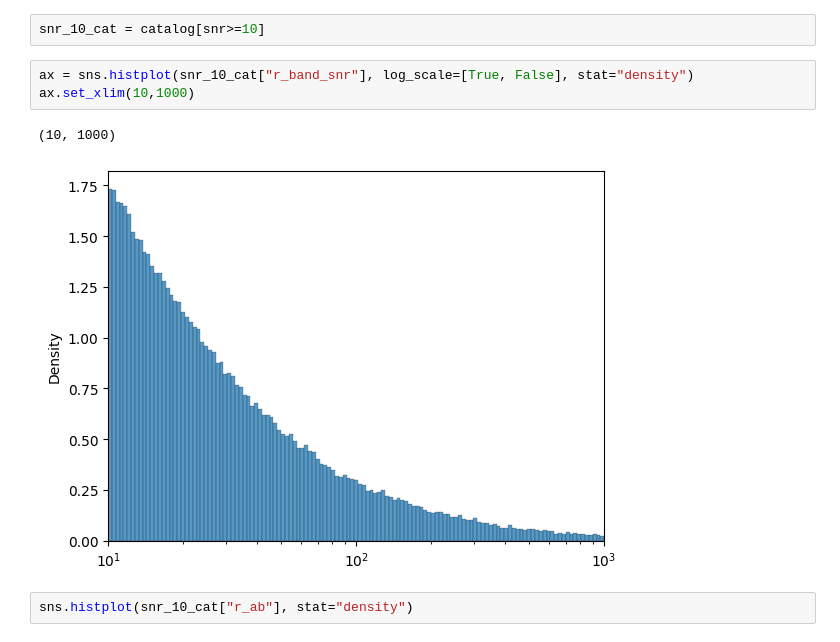
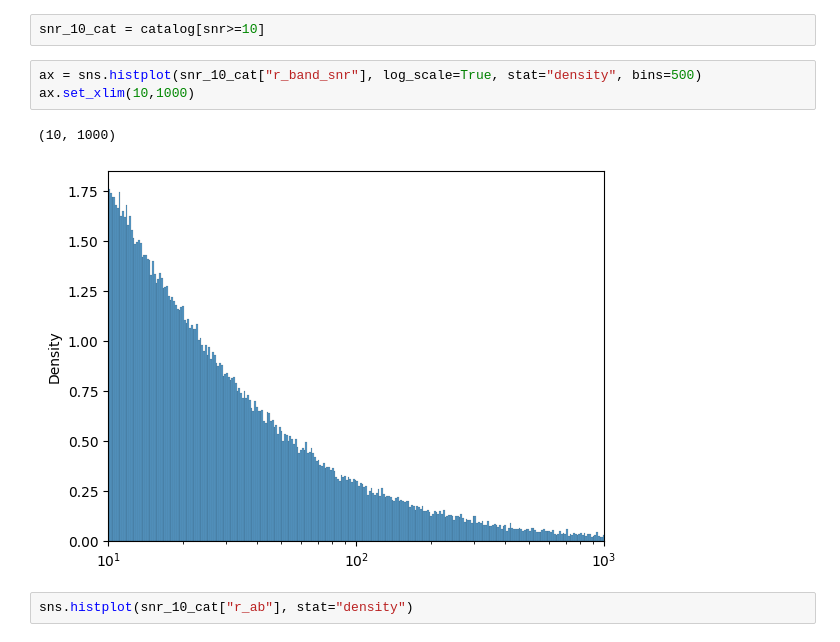
Before and after one commit to b-biswas/MADNESS-legacy, a Jupyter notebook: notebooks/catsim_snr_cut.ipynb, the cells around one changed output. Drawn from its saved outputs; the diff is of its cells as text.

```diff
--- a/notebooks/catsim_snr_cut.ipynb
+++ b/notebooks/catsim_snr_cut.ipynb
@@ -118,11 +126,11 @@ Percentage below snr 5 : 39.381853507621415
 # %%
 snr_10_cat = catalog[snr>=10]
 # %%
-ax = sns.histplot(snr_10_cat["r_band_snr"], log_scale=[True, False], stat="density")
+ax = sns.histplot(snr_10_cat["r_band_snr"], log_scale=True, stat="density", bins=500)
 ax.set_xlim(10,1000)
 # %% [output]
 (10, 1000)
-[figure, old version]
+[figure, new version]
 # %%
 sns.histplot(snr_10_cat["r_ab"], stat="density")
 # %% [output]
```
Also changed, not shown: parts of 16 cells of this notebook.
